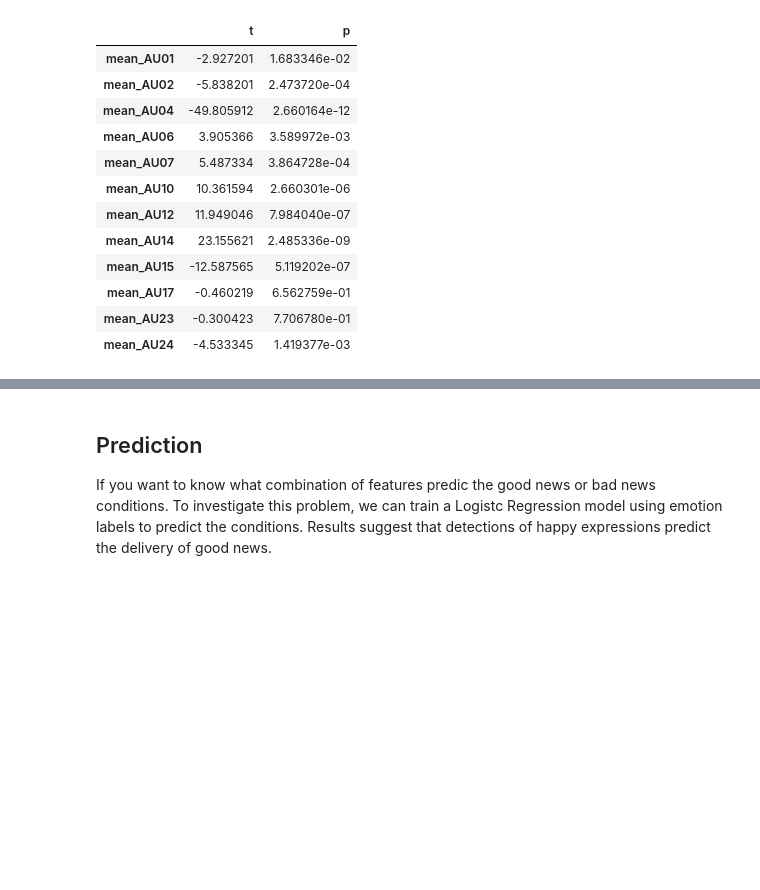
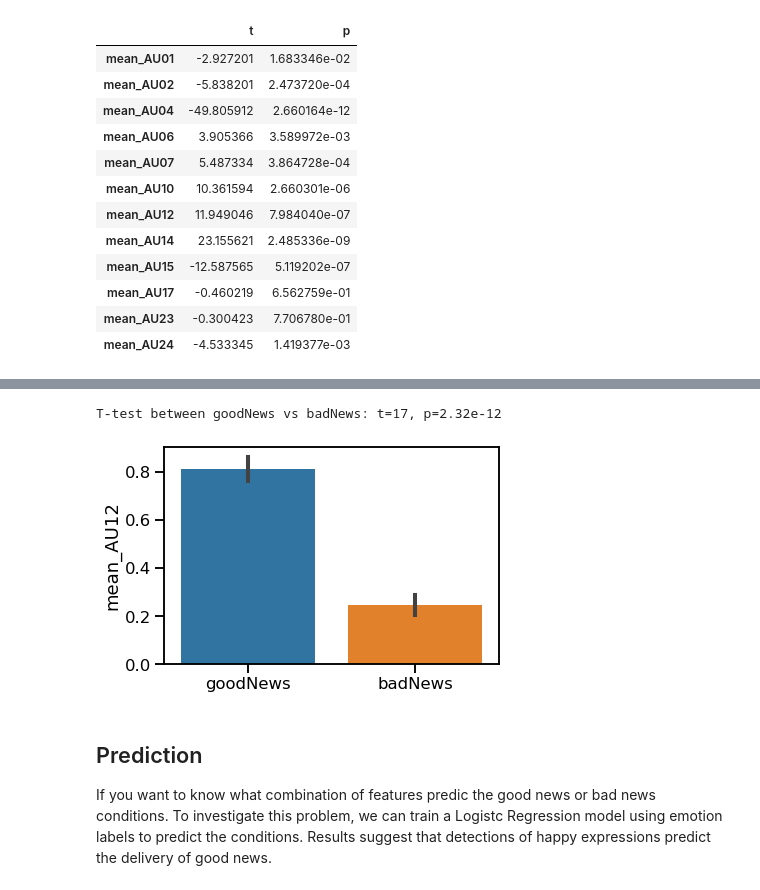
Before and after one commit to cosanlab/py-feat, a Jupyter notebook: notebooks/content/analysis.ipynb, the cells around one changed output, grey strips where cells are left out. Cells and saved outputs as stored; diff of their text form; code cells hidden in the pictures; blank space fills up the shorter version.

Commit message:
added ISC and 2sample ttest

```diff
--- a/notebooks/content/analysis.ipynb
+++ b/notebooks/content/analysis.ipynb
@@ -25,6 +25,8 @@ Check that videos have been downloaded and the attributes file, `clip_attrs.csv)
 import os, glob
 import numpy as np
 import pandas as pd
+import seaborn as sns
+sns.set_context("talk")
 
 clip_attrs = pd.read_csv("clip_attrs.csv")
 videos = np.sort(glob.glob("*.mp4"))
@@ -119,3 +124,14 @@ pd.DataFrame({"t": t, "p": p}, index= average_au_intensity_per_video.au_columns)
+# %%
+columns2compare = "mean_AU12"
+sessions = ("goodNews", "badNews")
+t, p = average_au_intensity_per_video.ttest_ind(col = columns2compare, sessions=sessions)
+print(f"T-test between {sessions[0]} vs {sessions[1]}: t={t:.2g}, p={p:.3g}")
+sns.barplot(x = average_au_intensity_per_video.sessions,
+            y = columns2compare,
+            data = average_au_intensity_per_video);
+# %% [output]
+T-test between goodNews vs badNews: t=17, p=2.32e-12
+[figure, added]
 # %% [markdown]
 ## Prediction
 If you want to know what combination of features predic the good news or bad news conditions. To investigate this problem, we can train a Logistc Regression model using emotion labels to predict the conditions. Results suggest that detections of happy expressions predict the delivery of good news.
```
Also changed, not shown: parts of 4 cells of this notebook, 1 other file.
